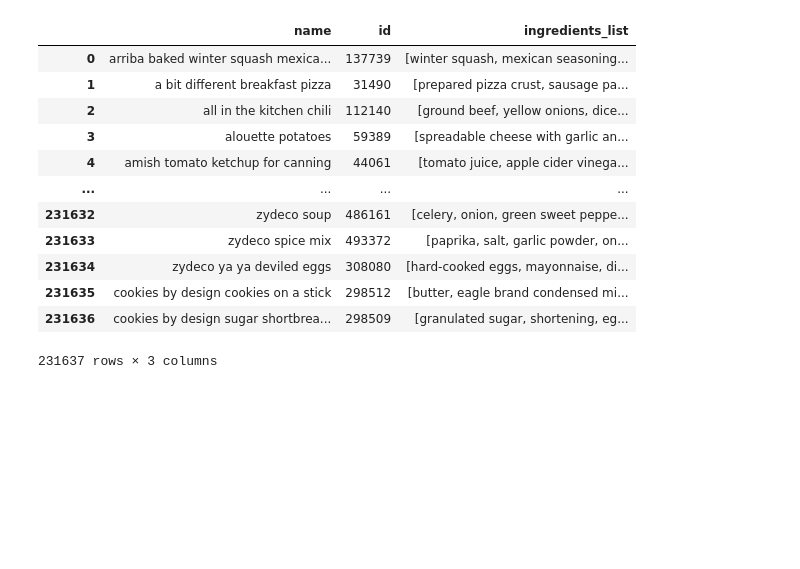
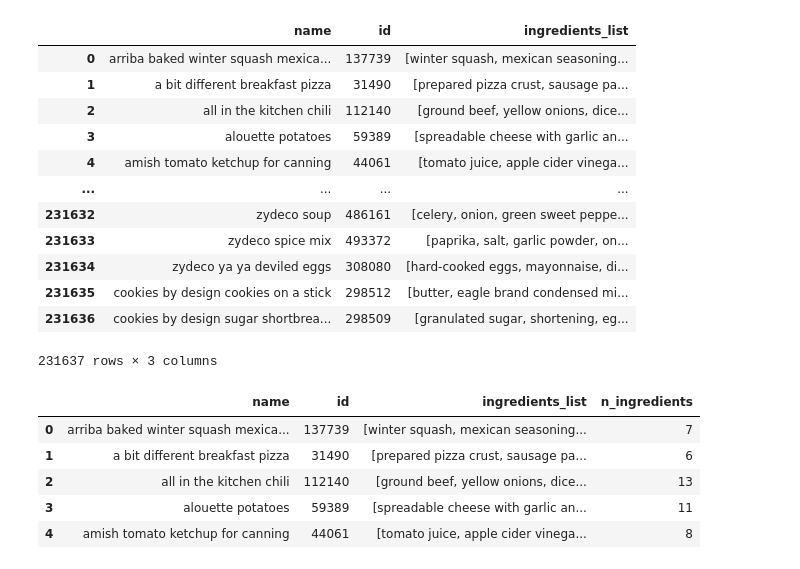
Before and after one commit to ML-7641-Fall-2022/RoboChef, a Jupyter notebook: notebooks/recommendation/mapping_YH.ipynb, the cells around one changed output. Cells and saved outputs as stored; diff of their text form; code cells hidden in the pictures; blank space fills up the shorter version.

```diff
--- a/notebooks/recommendation/mapping_YH.ipynb
+++ b/notebooks/recommendation/mapping_YH.ipynb
@@ -109,3 +168,14 @@ recipes.drop(["ingredients",'ingredient_list'], axis=1)
 | 231635 | cookies by design cookies on a stick | 298512 | [butter, eagle brand condensed mi... |
 | 231636 | cookies by design sugar shortbrea... | 298509 | [granulated sugar, shortening, eg... |
 231637 rows × 3 columns
+# %%
+recipes = pd.concat([recipes,raw_recipes['n_ingredients']], axis =1)
+# %%
+recipes.head()
+# %% [output]
+|  | name | id | ingredients_list | n_ingredients |
+| 0 | arriba baked winter squash mexica... | 137739 | [winter squash, mexican seasoning... | 7 |
+| 1 | a bit different breakfast pizza | 31490 | [prepared pizza crust, sausage pa... | 6 |
+| 2 | all in the kitchen chili | 112140 | [ground beef, yellow onions, dice... | 13 |
+| 3 | alouette potatoes | 59389 | [spreadable cheese with garlic an... | 11 |
+| 4 | amish tomato ketchup for canning | 44061 | [tomato juice, apple cider vinega... | 8 |
```
Also changed, not shown: parts of 13 cells of this notebook, 2 other files.
